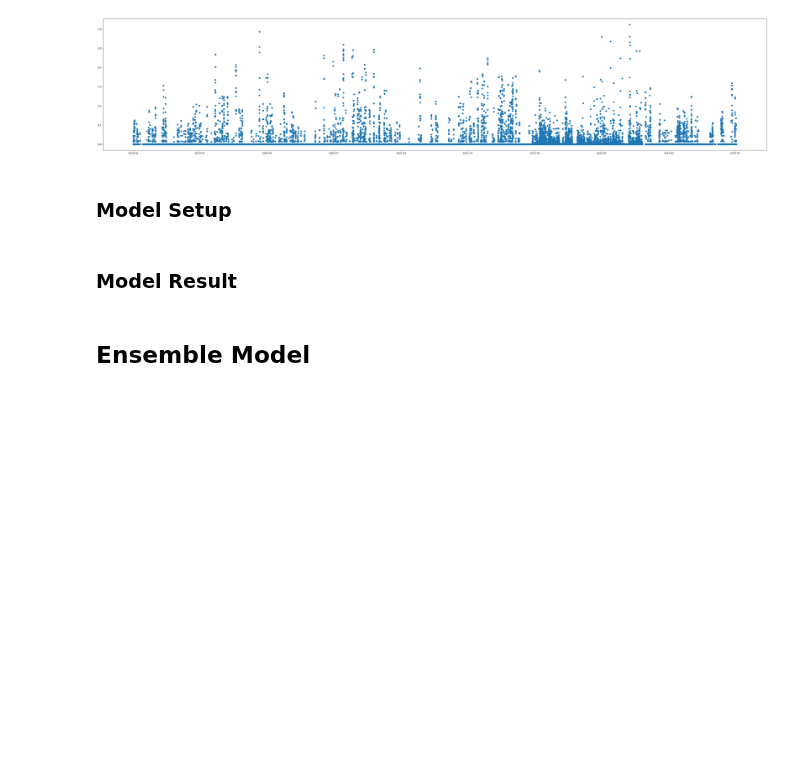
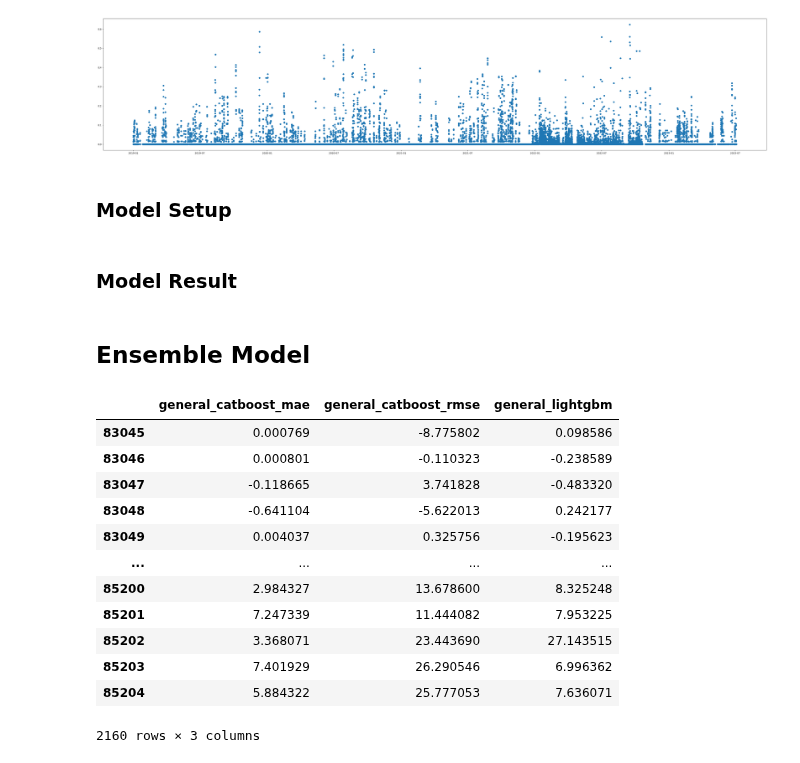
Before and after one commit to mathiasraa/tdt4173-forecasting, a Jupyter notebook: notebooks/modeling.ipynb, the cells around one changed output. Cells and saved outputs as stored; diff of their text form; code cells hidden in the pictures; blank space fills up the shorter version.

```diff
--- a/notebooks/modeling.ipynb
+++ b/notebooks/modeling.ipynb
@@ -89,0 +267,22 @@ predictions = model.predict(X_test)
+# %%
+data_general_lgb = data.copy()
+
+# Drop columns that are not needed
+drop_cols = [
+    "cloud_base_agl:m",
+    "ceiling_height_agl:m",
+    "snow_density:kgm3",
+    "hour",
+    "month",
+    "date_calc",
+    "sun_azimuth:d",
+    "date_forecast"
+]
+ordinal_encoder = OrdinalEncoder()
+data_general_lgb = data_general_lgb.drop(drop_cols, axis=1)
+data_general_lgb["location"] = ordinal_encoder.fit_transform(data_general_lgb[["location"]])
+data_general_lgb.columns = [column.replace(":", "_") for column in data_general_lgb.columns]
+
+# Create training and test data
+train = data_general_lgb[data_general_lgb["data_type"].isin(["observed", "estimated"])].drop(columns=["data_type"]).copy()
+test = data_general_lgb[data_general_lgb["data_type"] == "test"].drop(columns=["data_type"]).copy()
@@ -153,0 +581,22 @@ plt.scatter(data_precip["date_forecast"], data_cloud["precip_5min:mm"])
+# %%
+pred_data = pd.DataFrame()
+for key in test_result.keys():
+    if not test_result[key].empty:
+        pred_data[key] = test_result[key][0]
+
+
+pred_data
+# %% [output]
+|  | general_catboost_mae | general_catboost_rmse | general_lightgbm |
+| 83045 | 0.000769 | -8.775802 | 0.098586 |
+| 83046 | 0.000801 | -0.110323 | -0.238589 |
+| 83047 | -0.118665 | 3.741828 | -0.483320 |
+| 83048 | -0.641104 | -5.622013 | 0.242177 |
+| 83049 | 0.004037 | 0.325756 | -0.195623 |
+| ... | ... | ... | ... |
+| 85200 | 2.984327 | 13.678600 | 8.325248 |
+| 85201 | 7.247339 | 11.444082 | 7.953225 |
+| 85202 | 3.368071 | 23.443690 | 27.143515 |
+| 85203 | 7.401929 | 26.290546 | 6.996362 |
+| 85204 | 5.884322 | 25.777053 | 7.636071 |
+2160 rows × 3 columns
```
Also changed, not shown: parts of 75 cells of this notebook.
